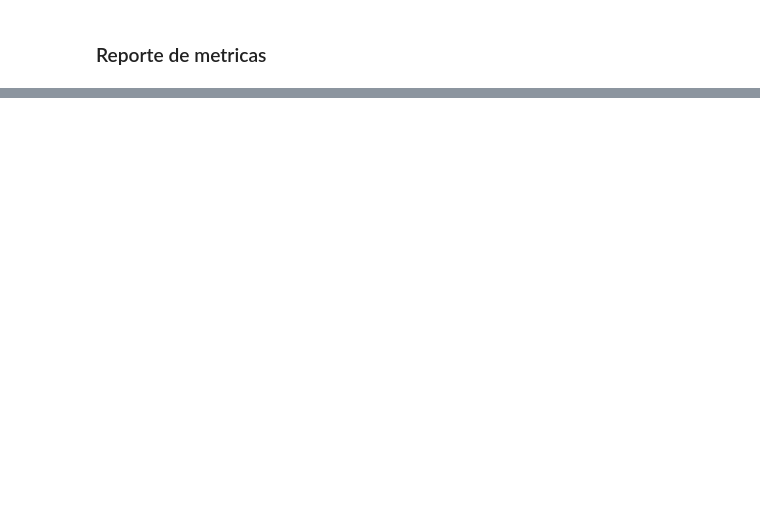
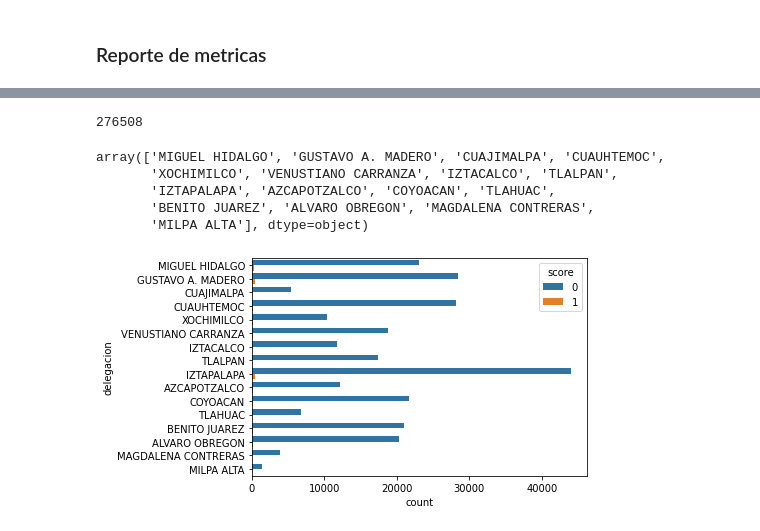
Before and after one commit to YusuriAR/Incidentes_c5, a Jupyter notebook: notebooks/EvaluacionModelo&SesgoInequidad.ipynb, the cells around one changed output, grey strips where cells are left out. Cells and saved outputs as stored; diff of their text form; code cells hidden in the pictures; blank space fills up the shorter version.

```diff
--- a/notebooks/EvaluacionModelo&SesgoInequidad.ipynb
+++ b/notebooks/EvaluacionModelo&SesgoInequidad.ipynb
@@ -124,0 +131,4 @@ metrics_report
+# %%
+c5_aeq = pd.DataFrame({'score':prediction, 'label_value': y, 'delegacion': c5_test['delegacion_inicio']})
+# %%
+c5_aeq['delegacion'] = c5_aeq['delegacion'].astype(str)
@@ -124,0 +144,16 @@ metrics_report
+# %%
+c5_aeq.delegacion.count()
+# %% [output]
+276508
+# %%
+c5_aeq.delegacion.unique()
+# %% [output]
+array(['MIGUEL HIDALGO', 'GUSTAVO A. MADERO', 'CUAJIMALPA', 'CUAUHTEMOC',
+       'XOCHIMILCO', 'VENUSTIANO CARRANZA', 'IZTACALCO', 'TLALPAN',
+       'IZTAPALAPA', 'AZCAPOTZALCO', 'COYOACAN', 'TLAHUAC',
+       'BENITO JUAREZ', 'ALVARO OBREGON', 'MAGDALENA CONTRERAS',
+       'MILPA ALTA'], dtype=object)
+# %%
+by_delegacion = sns.countplot(y="delegacion", hue="score", data=c5_aeq)
+# %% [output]
+[figure, added]
```
Also changed, not shown: parts of 46 cells of this notebook.
